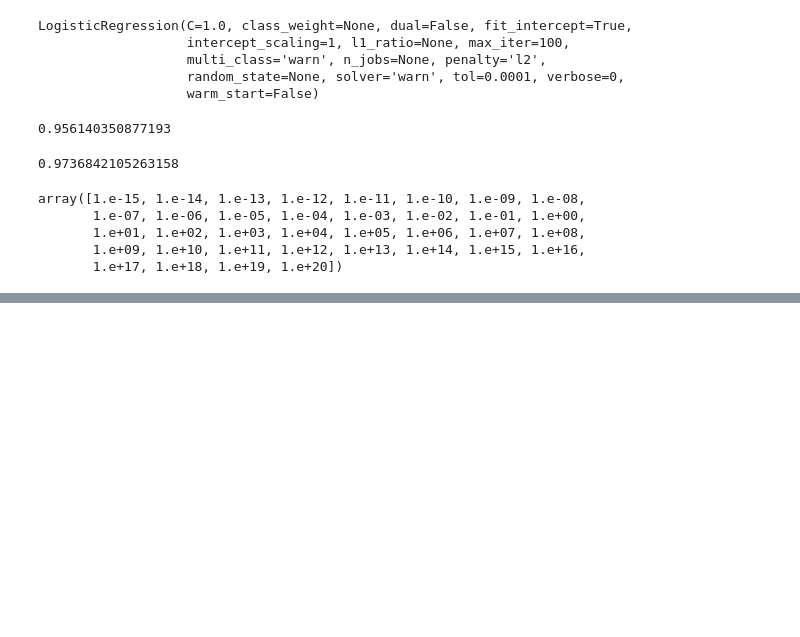
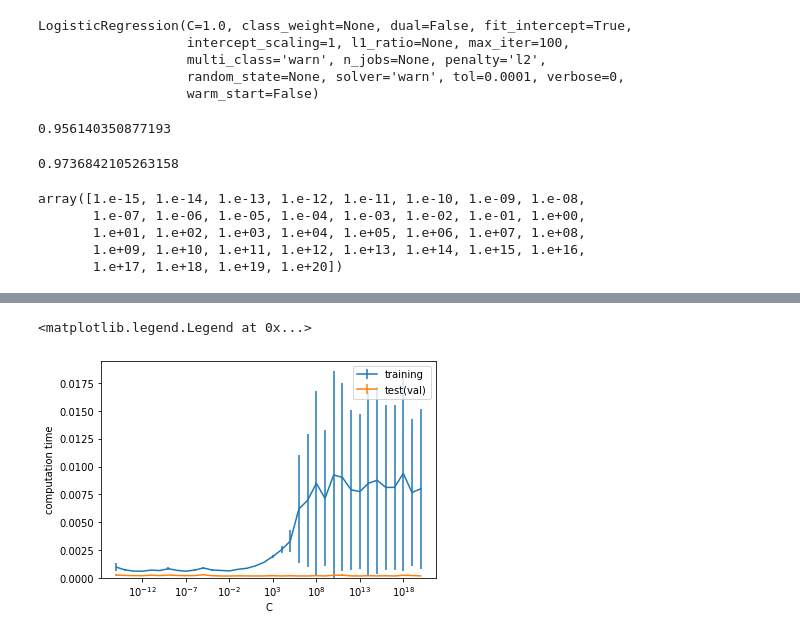
Before and after one commit to ducksfrogs/udemy_dataAna_py, a Jupyter notebook: jp_scikit/パラメータ調整.ipynb, the cells around one changed output, grey strips where cells are left out. Drawn from its saved outputs; the diff is of its cells as text; code cells hidden in the pictures; blank space fills up the shorter version.

```diff
--- a/jp_scikit/パラメータ調整.ipynb
+++ b/jp_scikit/パラメータ調整.ipynb
@@ -68,0 +149,17 @@ gs.fit(X_train, y_train)
+# %%
+plt.errorbar(gs.cv_results_['param_C'].data,
+            gs.cv_results_['mean_fit_time'],
+            yerr=gs.cv_results_['std_fit_time'],
+            label='training')
+plt.errorbar(gs.cv_results_['param_C'].data,
+            gs.cv_results_['mean_score_time'],
+            yerr=gs.cv_results_['std_score_time'],
+            label='test(val)')
+plt.ylim(0, )
+plt.xscale("log")
+plt.xlabel("C")
+plt.ylabel("computation time")
+plt.legend(loc="best")
+# %% [output]
+<matplotlib.legend.Legend at 0x...>
+[figure, added]
```
Also changed, not shown: parts of 12 cells of this notebook.
